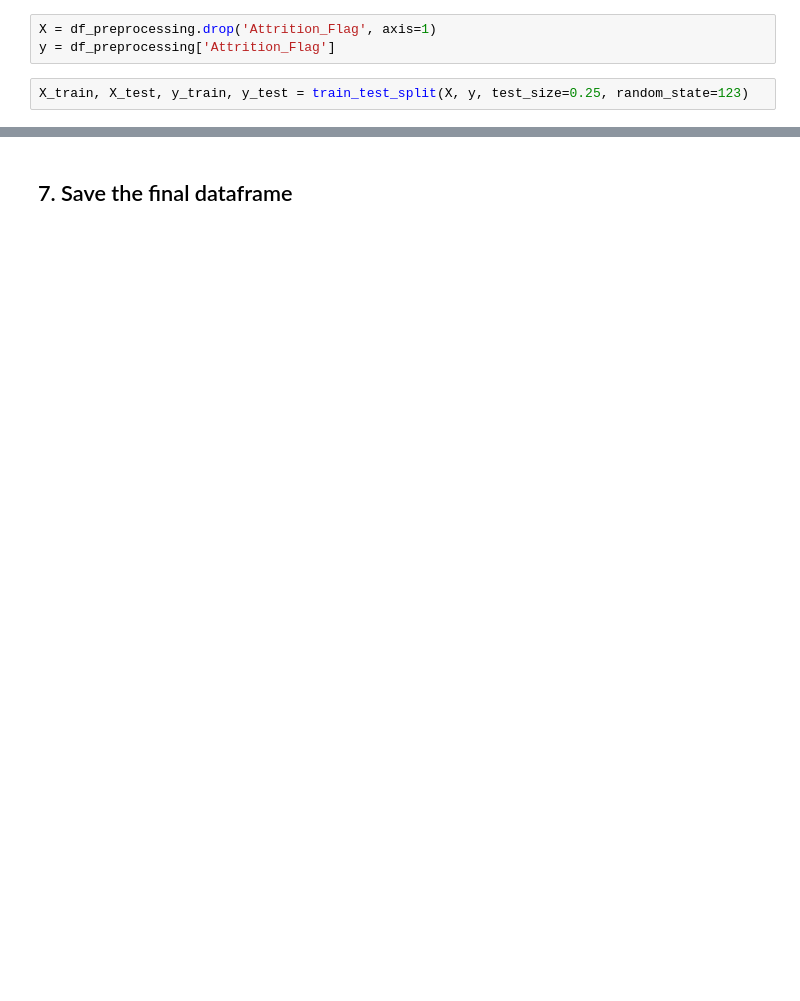
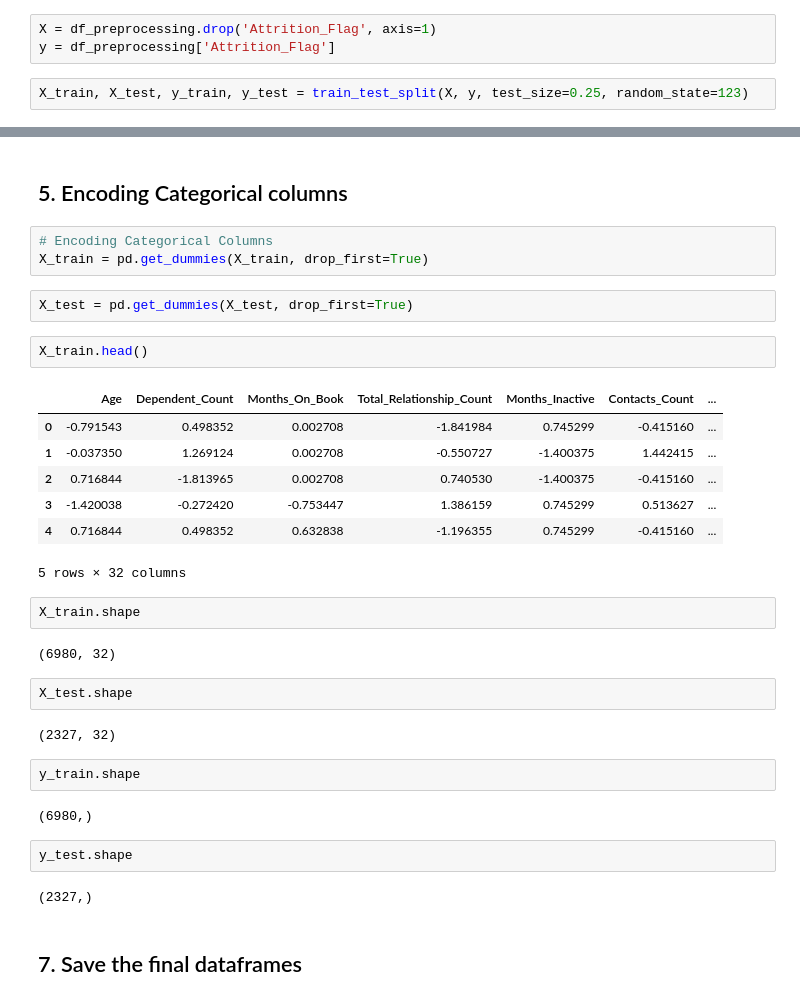
Before and after one commit to ahmedshahjahan/Data-Science-Capstone-Project-Credit-Card-Churn-Prediction, a Jupyter notebook: Notebook/Bank Churners Prediction - Preprocessing.ipynb, the cells around one changed output, grey strips where cells are left out. Cells and saved outputs as stored; diff of their text form; blank space fills up the shorter version.

```diff
--- a/Notebook/Bank Churners Prediction - Preprocessing.ipynb
+++ b/Notebook/Bank Churners Prediction - Preprocessing.ipynb
@@ -129,2 +136,35 @@ X_train.shape
+# %% [markdown]
+## 5. Encoding Categorical columns
+# %%
+# Encoding Categorical Columns
+X_train = pd.get_dummies(X_train, drop_first=True)
+# %%
+X_test = pd.get_dummies(X_test, drop_first=True)
+# %%
+X_train.head()
+# %% [output]
+|  | Age | Dependent_Count | Months_On_Book | Total_Relationship_Count | Months_Inactive | Contacts_Count | ... |
+| 0 | -0.791543 | 0.498352 | 0.002708 | -1.841984 | 0.745299 | -0.415160 | ... |
+| 1 | -0.037350 | 1.269124 | 0.002708 | -0.550727 | -1.400375 | 1.442415 | ... |
+| 2 | 0.716844 | -1.813965 | 0.002708 | 0.740530 | -1.400375 | -0.415160 | ... |
+| 3 | -1.420038 | -0.272420 | -0.753447 | 1.386159 | 0.745299 | 0.513627 | ... |
+| 4 | 0.716844 | 0.498352 | 0.632838 | -1.196355 | 0.745299 | -0.415160 | ... |
+5 rows × 32 columns
+# %%
+X_train.shape
+# %% [output]
+(6980, 32)
+# %%
+X_test.shape
+# %% [output]
+(2327, 32)
+# %%
+y_train.shape
+# %% [output]
+(6980,)
+# %%
+y_test.shape
+# %% [output]
+(2327,)
 # %% [markdown]
-## 7. Save the final dataframe
+## 7. Save the final dataframes
```
Also changed, not shown: parts of 38 cells of this notebook.
